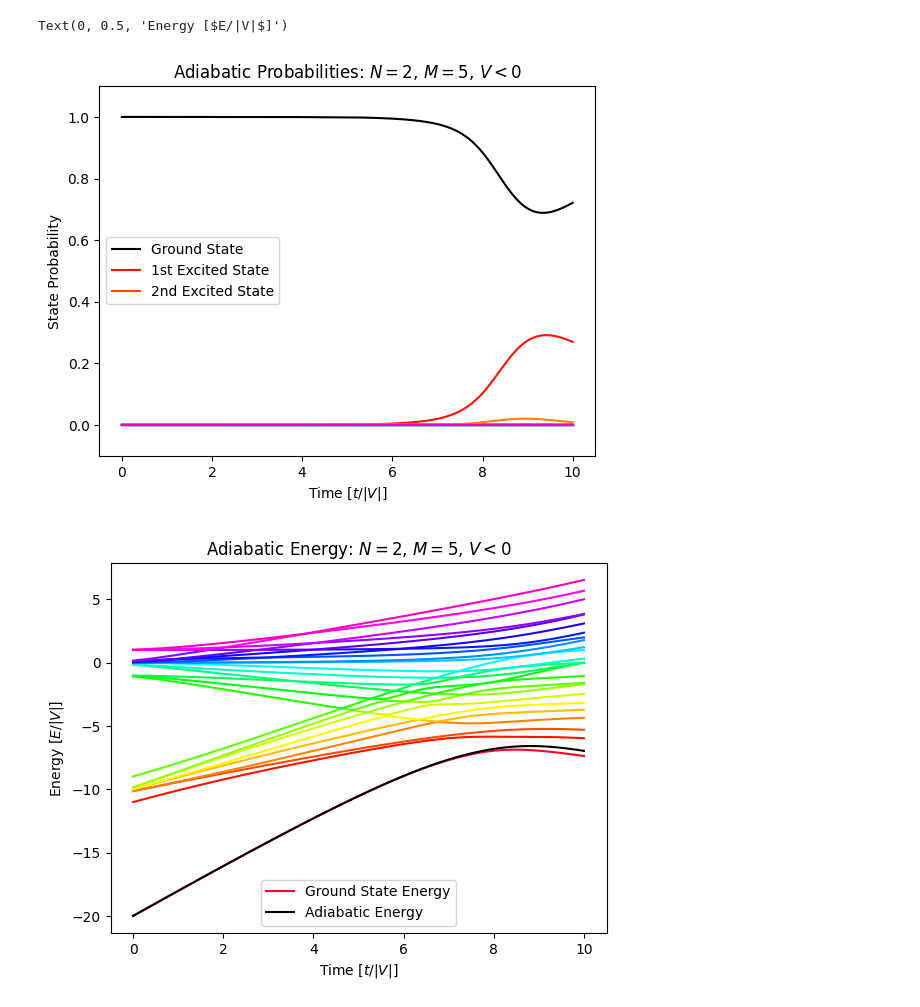
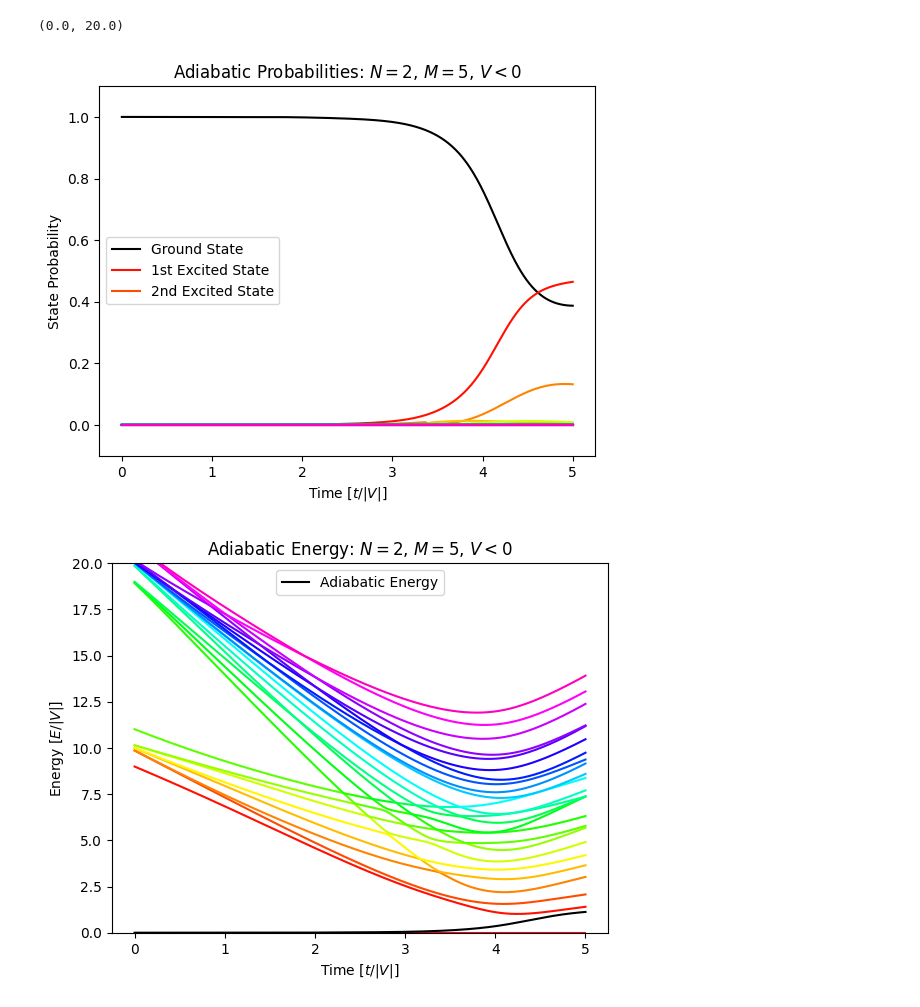
Before and after one commit to jwdesroches/synthetic_dimensions, a Jupyter notebook: adiabatic_evolution/example_simulation.ipynb, the cells around one changed output. Drawn from its saved outputs; the diff is of its cells as text; code cells hidden in the pictures.

```diff
--- a/adiabatic_evolution/example_simulation.ipynb
+++ b/adiabatic_evolution/example_simulation.ipynb
@@ -18,7 +18,7 @@ V = -1
 dt = 0.01
 # %%
 # example simulation
-total_time = 10
+total_time = 5
 
 total_steps = int(total_time / dt)
 times = np.linspace(0, total_time, total_steps)
@@ -30,36 +30,38 @@ adiabatic_energies, adiabatic_wavefunctions, adiabatic_probabilities, adiabatic_
 # %%
 # example plotting
 colors = get_cmap("gist_rainbow", M**N)
 
 fig, ax = plt.subplots()
 for index in range(M**N):
     if index == 0:
         ax.plot(times, adiabatic_probabilities[:,index], color = "k", label = "Ground State")
     elif index == 1:
         ax.plot(times, adiabatic_probabilities[:,index], color = colors(index), label = "1st Excited State")
     elif index == 2:
         ax.plot(times, adiabatic_probabilities[:,index], color = colors(index), label = "2nd Excited State")
     else:
         ax.plot(times, adiabatic_probabilities[:,index], color = colors(index))
 ax.set_ylim(-0.1,1.1)
 ax.legend(loc = "center left")
 ax.set_title(f"Adiabatic Probabilities: $N={N}$, $M={M}$, $V<0$")
 ax.set_xlabel("Time [$t/|V|$]")
 ax.set_ylabel("State Probability")
 
 fig, ax = plt.subplots()
 for index in range(M**N):
     if index == 0:
-        ax.plot(times, true_energies[:,index], color = colors(index), label = "Ground State Energy")
+        ax.plot(times, true_energies[:,index]-true_energies[:,0], color = colors(index))
     else:
-        ax.plot(times, true_energies[:,index], color = colors(index))
-ax.plot(times, adiabatic_energies, color = "k", label = "Adiabatic Energy")
-ax.legend(loc = "lower center")
+        ax.plot(times, true_energies[:,index]-true_energies[:,0], color = colors(index))
+ax.plot(times, adiabatic_energies-true_energies[:,0], color = "k", label = "Adiabatic Energy")
+ax.legend(loc = "upper center")
 ax.set_title(f"Adiabatic Energy: $N={N}$, $M={M}$, $V<0$")
 ax.set_xlabel("Time [$t/|V|$]")
 ax.set_ylabel("Energy [$E/|V|$]")
+
+ax.set_ylim(0,20)
 # %% [output]
-Text(0, 0.5, 'Energy [$E/|V|$]')
+(0.0, 20.0)
-[figure, old version]
+[figure, new version]
-[figure, old version]
+[figure, new version]
 # %%
```
Also changed, not shown: parts of 2 cells of this notebook, 8 other files.
